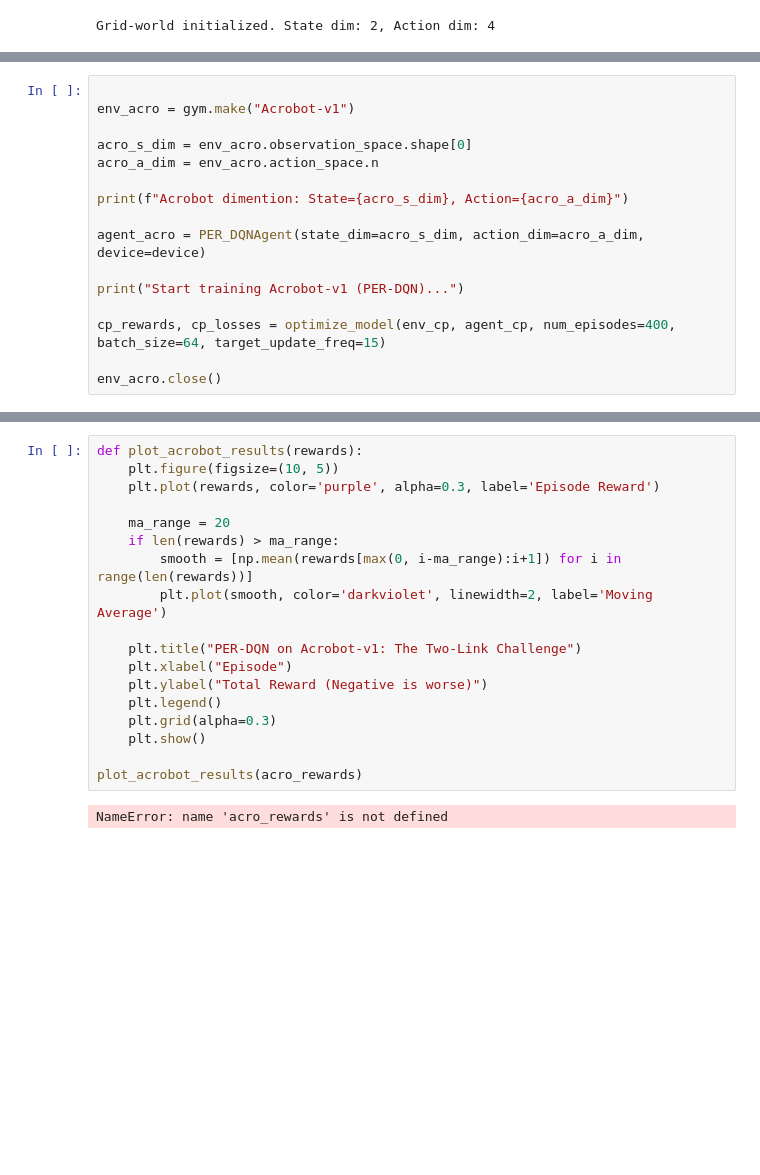
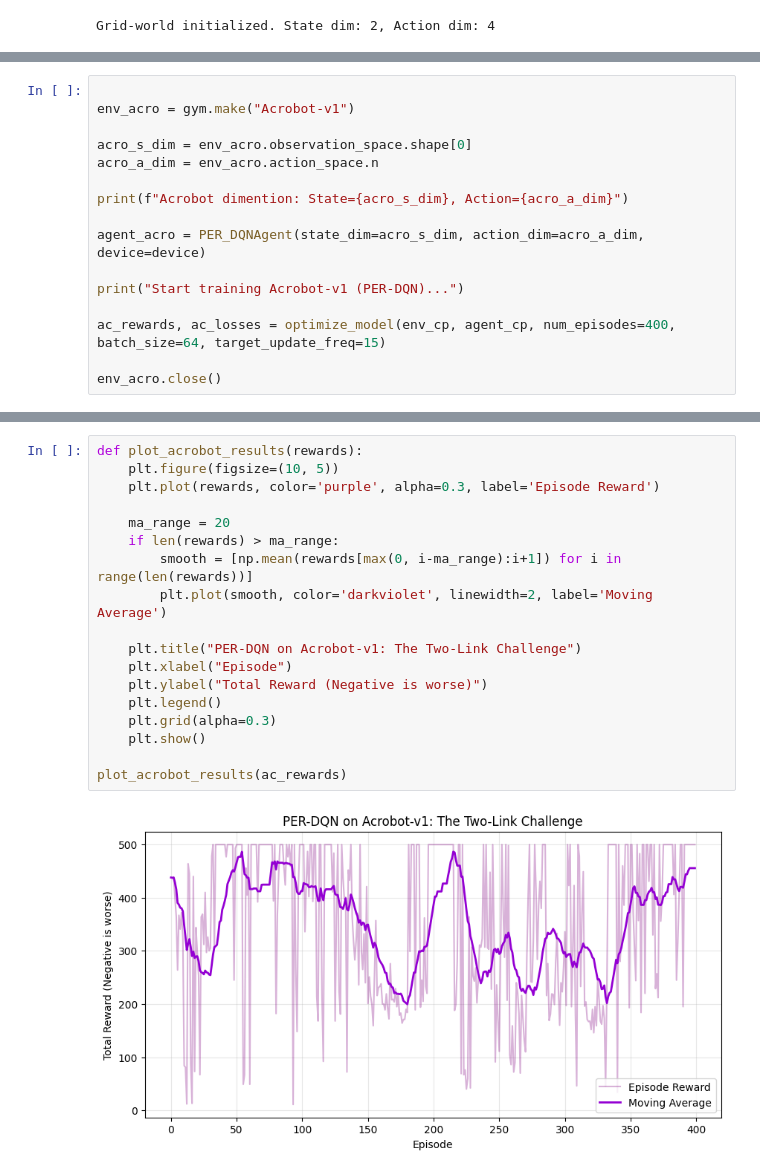
Before and after one commit to baiziyue43-dotcom/546_assignment2_p3, a Jupyter notebook: assignment_2_part_3.ipynb, the cells around one changed output, grey strips where cells are left out. Cells and saved outputs as stored; diff of their text form; blank space fills up the shorter version.

```diff
--- a/assignment_2_part_3.ipynb
+++ b/assignment_2_part_3.ipynb
@@ -380,7 +380,7 @@ agent_acro = PER_DQNAgent(state_dim=acro_s_dim, action_dim=acro_a_dim, device=de
 
 print("Start training Acrobot-v1 (PER-DQN)...")
 
-cp_rewards, cp_losses = optimize_model(env_cp, agent_cp, num_episodes=400, batch_size=64, target_update_freq=15)
+ac_rewards, ac_losses = optimize_model(env_cp, agent_cp, num_episodes=400, batch_size=64, target_update_freq=15)
 
 env_acro.close()
 # %% [output]
@@ -404,20 +404,20 @@ Episode 400/400, Reward: 233.00, Epsilon: 0.010
 # %%
 def plot_acrobot_results(rewards):
     plt.figure(figsize=(10, 5))
     plt.plot(rewards, color='purple', alpha=0.3, label='Episode Reward')
 
     ma_range = 20
     if len(rewards) > ma_range:
         smooth = [np.mean(rewards[max(0, i-ma_range):i+1]) for i in range(len(rewards))]
         plt.plot(smooth, color='darkviolet', linewidth=2, label='Moving Average')
 
     plt.title("PER-DQN on Acrobot-v1: The Two-Link Challenge")
     plt.xlabel("Episode")
     plt.ylabel("Total Reward (Negative is worse)")
     plt.legend()
     plt.grid(alpha=0.3)
     plt.show()
 
-plot_acrobot_results(acro_rewards)
+plot_acrobot_results(ac_rewards)
 # %% [output]
-NameError: name 'acro_rewards' is not defined
+[figure, added]
```
Also changed, not shown: parts of 4 cells of this notebook.
